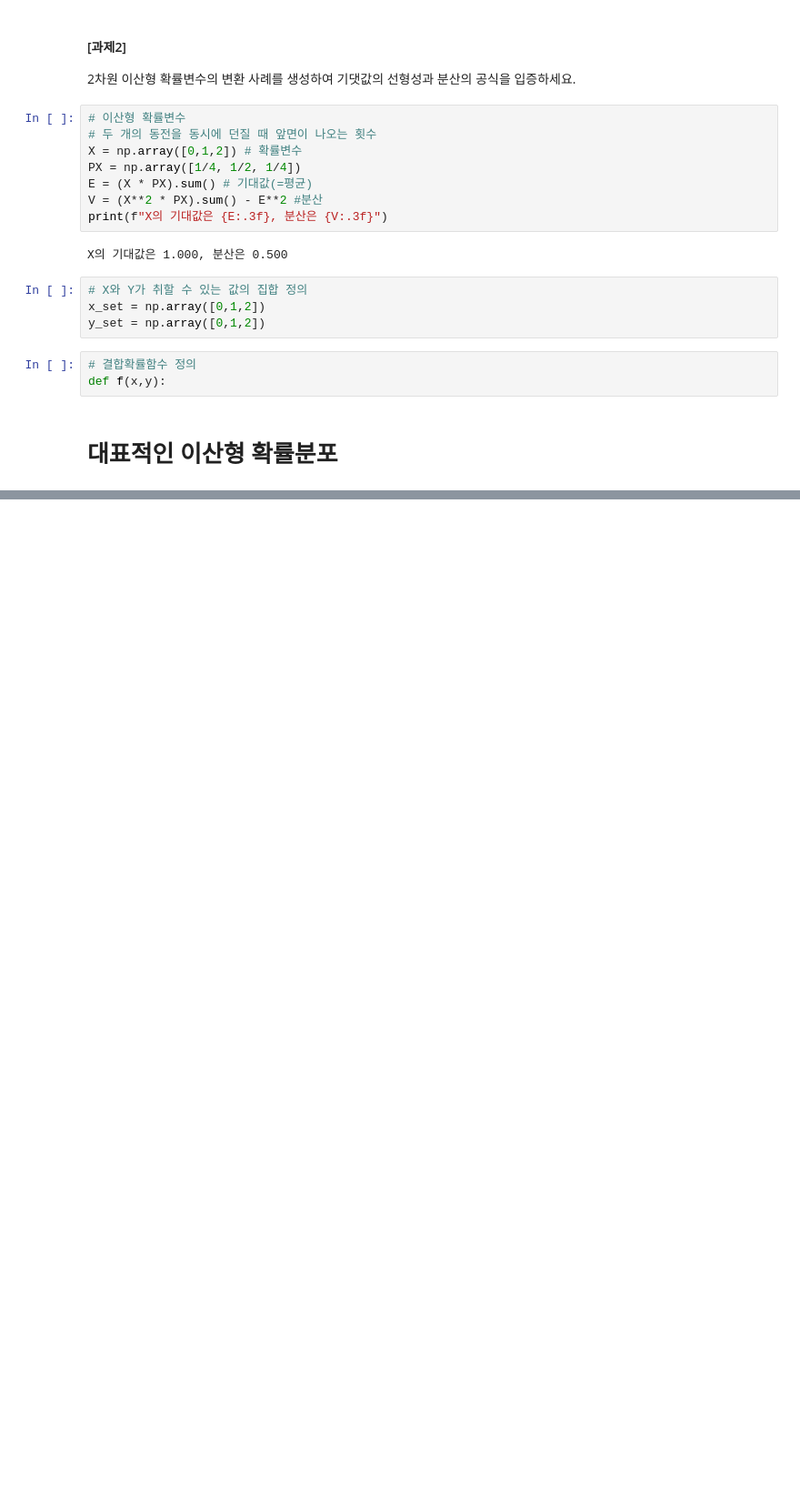
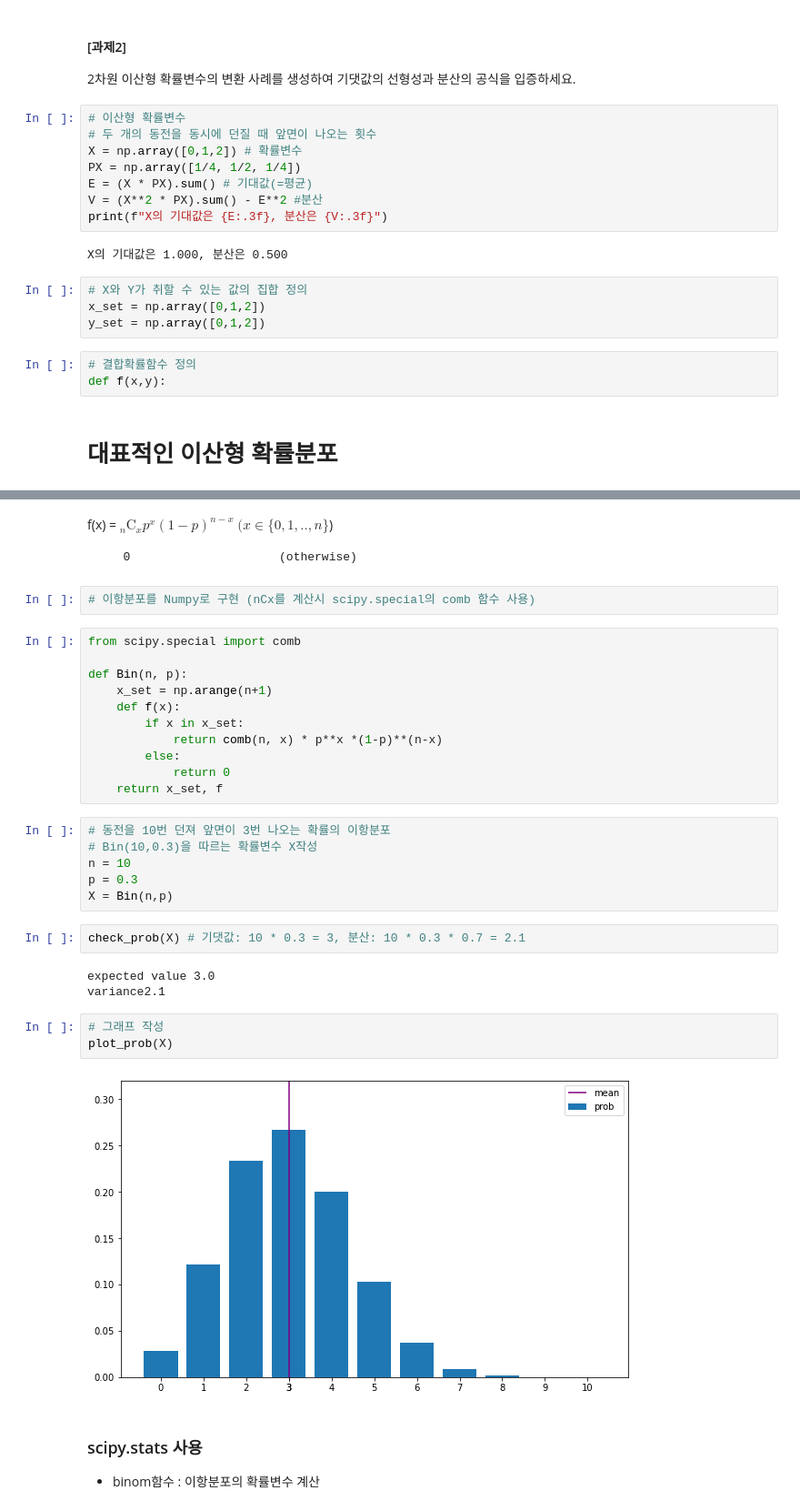
Before and after one commit to kyunakim/cakd7, a Jupyter notebook: cakd7/m3_통계/Stat.ipynb, the cells around one changed output, grey strips where cells are left out. Shown at 91% size. Saved outputs shown, nothing was run; the diff lists cells and outputs as text; blank space fills up the shorter version.

```diff
--- a/cakd7/m3_통계/Stat.ipynb
+++ b/cakd7/m3_통계/Stat.ipynb
@@ -2139,0 +2245,36 @@ def f(x,y):
+# %% [markdown]
+f(x) = $_{n}\mathrm{C}_{x}p^x(1-p)^{n-x}$ $(x \in \{0,1,..,n\}$)
+
+       0                     (otherwise)
+# %%
+# 이항분포를 Numpy로 구현 (nCx를 계산시 scipy.special의 comb 함수 사용)
+# %%
+from scipy.special import comb
+
+def Bin(n, p):
+    x_set = np.arange(n+1)
+    def f(x):
+        if x in x_set:
+            return comb(n, x) * p**x *(1-p)**(n-x)
+        else:
+            return 0
+    return x_set, f
+# %%
+# 동전을 10번 던져 앞면이 3번 나오는 확률의 이항분포
+# Bin(10,0.3)을 따르는 확률변수 X작성
+n = 10
+p = 0.3
+X = Bin(n,p)
+# %%
+check_prob(X) # 기댓값: 10 * 0.3 = 3, 분산: 10 * 0.3 * 0.7 = 2.1
+# %% [output]
+expected value 3.0
+variance2.1
+# %%
+# 그래프 작성
+plot_prob(X)
+# %% [output]
+[figure, added]
+# %% [markdown]
+### scipy.stats 사용
+- binom함수 : 이항분포의 확률변수 계산
```
Also changed, not shown: parts of 37 cells of this notebook.
